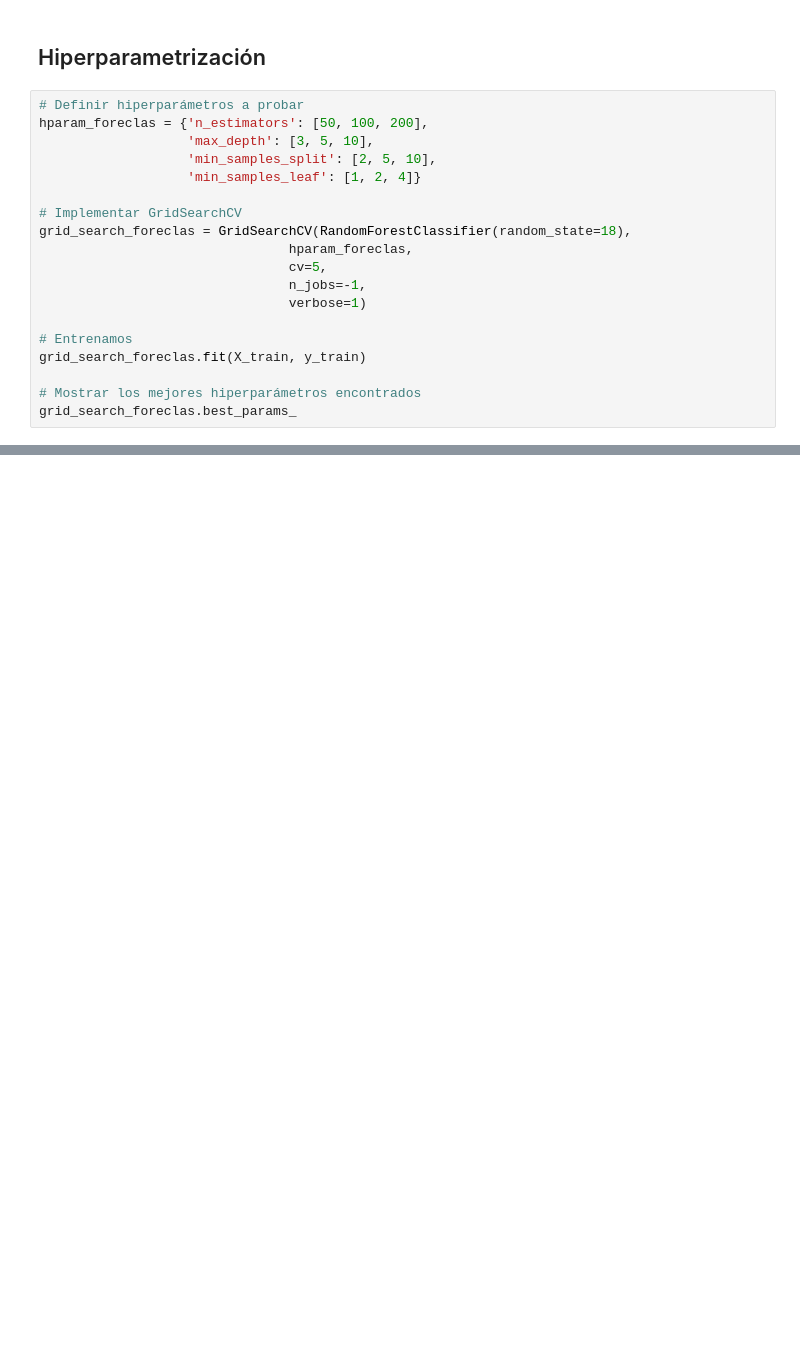
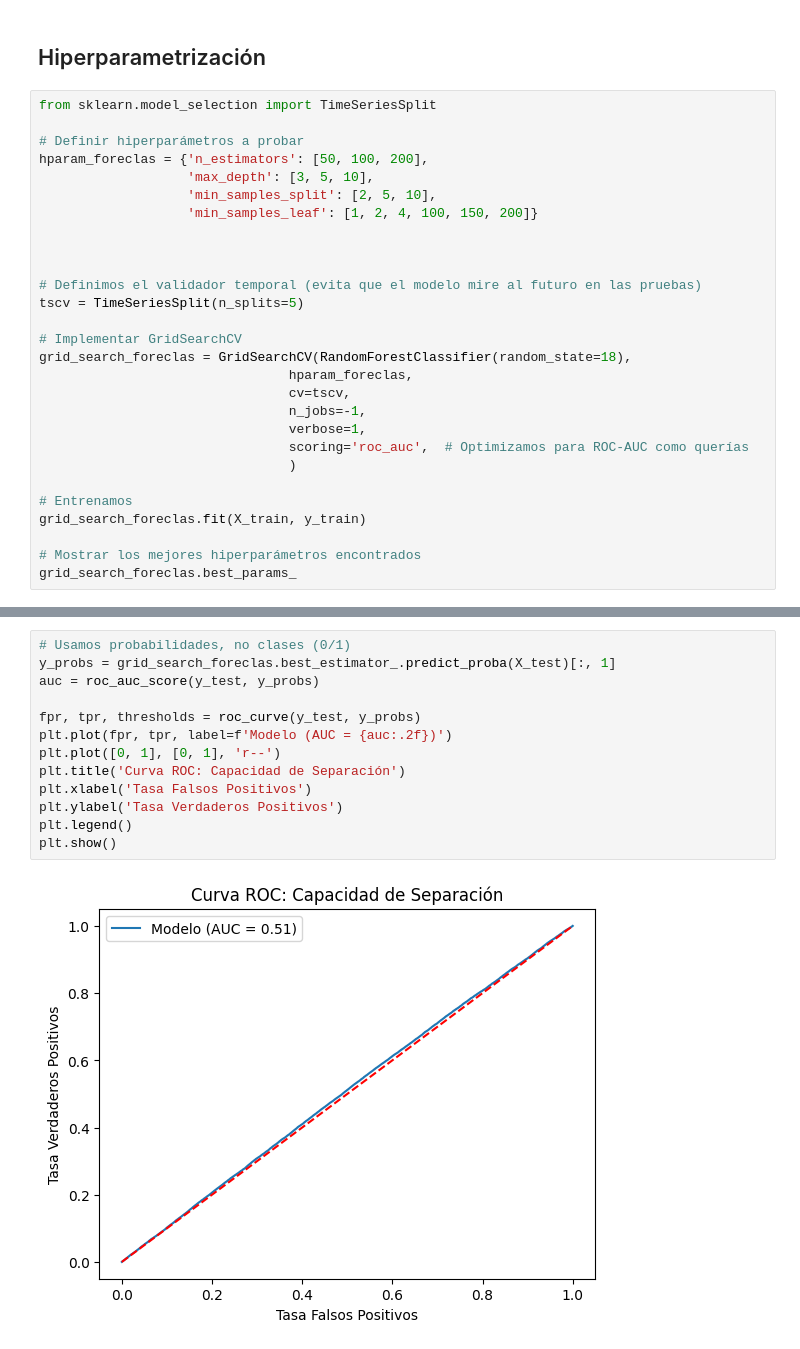
Before and after one commit to 4GeeksAcademy/sp-ml-20-final-project-g3, a Jupyter notebook: src/mod.random-forest-obj1-saray.ipynb, the cells around one changed output, grey strips where cells are left out. Drawn from its saved outputs; the diff is of its cells as text; blank space fills up the shorter version.

```diff
--- a/src/mod.random-forest-obj1-saray.ipynb
+++ b/src/mod.random-forest-obj1-saray.ipynb
@@ -149,18 +150,27 @@ Top 15 variables más importantes:
 # %% [markdown]
 ## Hiperparametrización
 # %%
+from sklearn.model_selection import TimeSeriesSplit
+
 # Definir hiperparámetros a probar
 hparam_foreclas = {'n_estimators': [50, 100, 200],
                    'max_depth': [3, 5, 10],
                    'min_samples_split': [2, 5, 10],
-                   'min_samples_leaf': [1, 2, 4]}
+                   'min_samples_leaf': [1, 2, 4, 100, 150, 200]}
+
+
+
+# Definimos el validador temporal (evita que el modelo mire al futuro en las pruebas)
+tscv = TimeSeriesSplit(n_splits=5)
 
 # Implementar GridSearchCV
 grid_search_foreclas = GridSearchCV(RandomForestClassifier(random_state=18),
                                 hparam_foreclas,
-                                cv=5,
+                                cv=tscv,
                                 n_jobs=-1,
-                                verbose=1)
+                                verbose=1,
+                                scoring='roc_auc',  # Optimizamos para ROC-AUC como querías
+                                )
 
 # Entrenamos
 grid_search_foreclas.fit(X_train, y_train)
@@ -296,2 +221,17 @@ plt.show()
+# %%
+# Usamos probabilidades, no clases (0/1)
+y_probs = grid_search_foreclas.best_estimator_.predict_proba(X_test)[:, 1]
+auc = roc_auc_score(y_test, y_probs)
+
+fpr, tpr, thresholds = roc_curve(y_test, y_probs)
+plt.plot(fpr, tpr, label=f'Modelo (AUC = {auc:.2f})')
+plt.plot([0, 1], [0, 1], 'r--')
+plt.title('Curva ROC: Capacidad de Separación')
+plt.xlabel('Tasa Falsos Positivos')
+plt.ylabel('Tasa Verdaderos Positivos')
+plt.legend()
+plt.show()
+# %% [output]
+[figure, added]
 # %%
 with open('../models/random_forest_clas.pkl', 'wb') as file:
```
Also changed, not shown: parts of 27 cells of this notebook.
